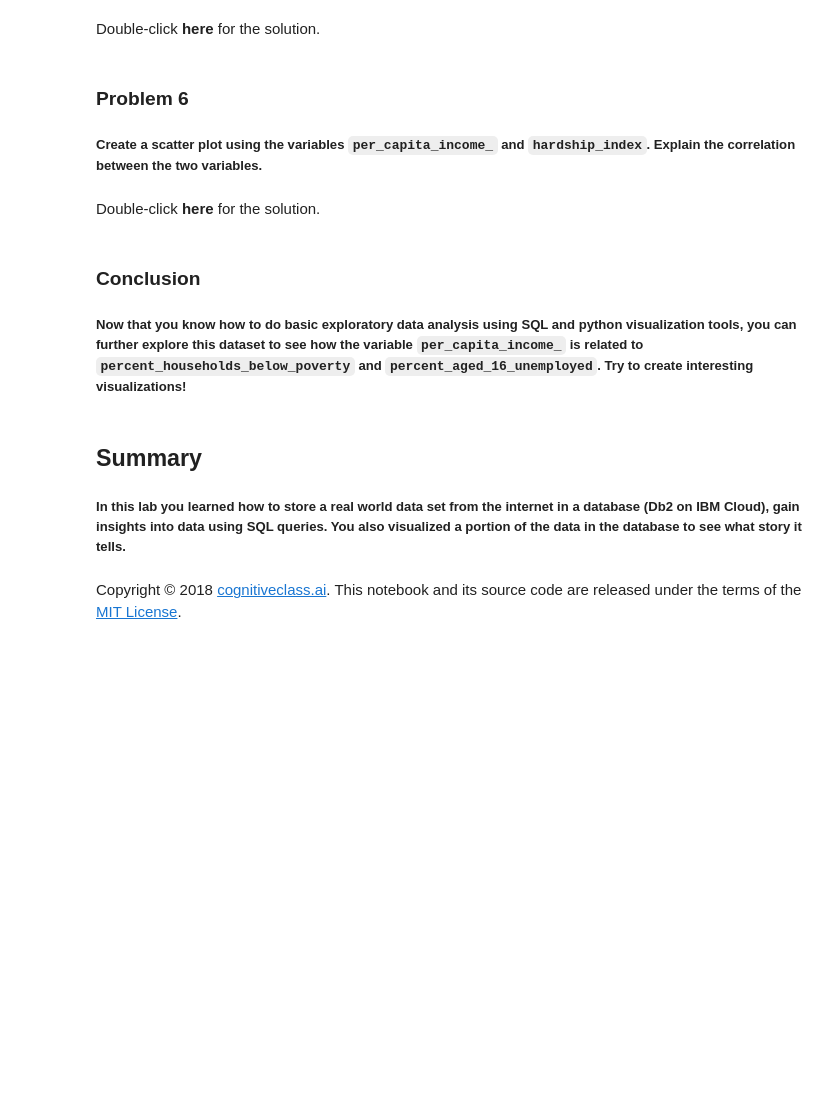
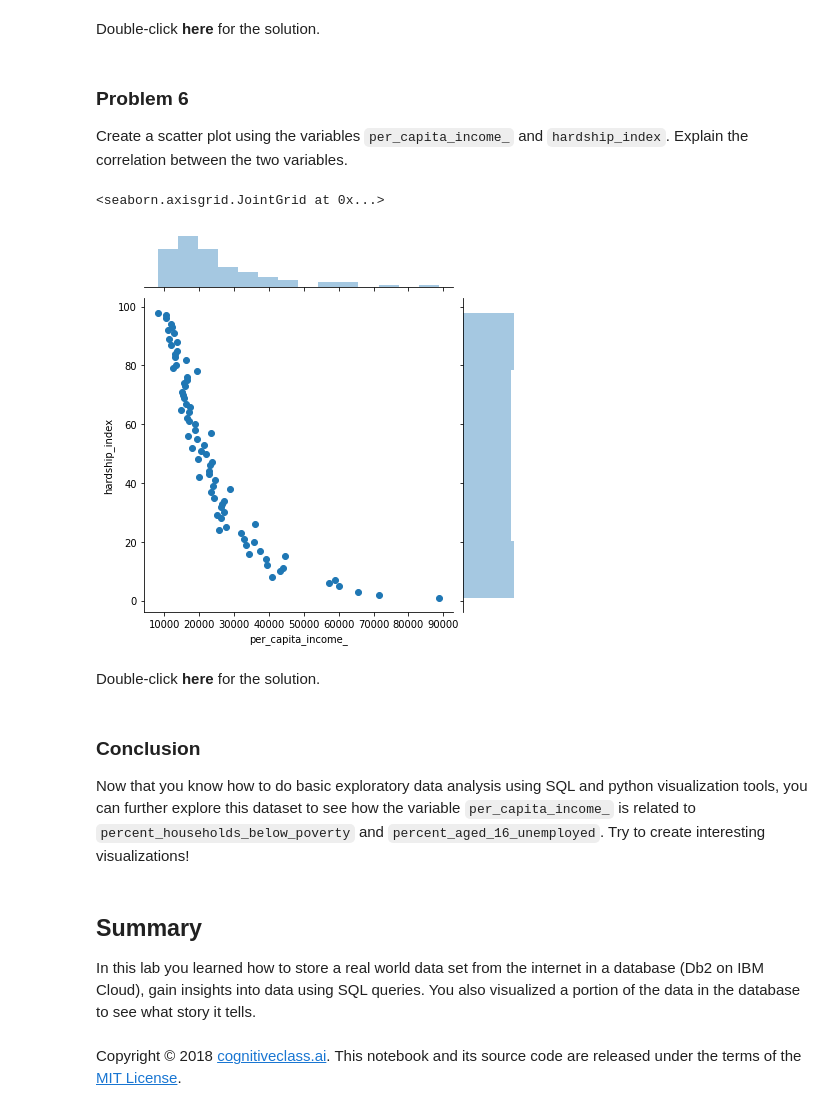
Before and after one commit to rbarrimond/coursera-data-science, a Jupyter notebook: databases-and-sql-for-data-science/DB0201EN-Week3-1-4-Analyzing-v5-py.ipynb, the cells around one changed output. Drawn from its saved outputs; the diff is of its cells as text; code cells hidden in the pictures; blank space fills up the shorter version.

Commit message:
Plots

```diff
--- a/databases-and-sql-for-data-science/DB0201EN-Week3-1-4-Analyzing-v5-py.ipynb
+++ b/databases-and-sql-for-data-science/DB0201EN-Week3-1-4-Analyzing-v5-py.ipynb
@@ -208,7 +208,17 @@ Correct answer:Lake View,Lincoln Park, Near North Side, Loop
 # %% [markdown]
 ### Problem 6
 
-##### Create a scatter plot using the variables `per_capita_income_` and `hardship_index`. Explain the correlation between the two variables.
+Create a scatter plot using the variables `per_capita_income_` and `hardship_index`. Explain the correlation between the two variables.
+# %%
+import matplotlib.pyplot as plt
+%matplotlib inline
+import seaborn as sns
+
+plot = sns.jointplot(x="per_capita_income_", y="hardship_index", data=chicago_socioeconomic_data)
+plot
+# %% [output]
+<seaborn.axisgrid.JointGrid at 0x...>
+[figure, added]
 # %% [markdown]
 Double-click __here__ for the solution.
 
@@ -228,10 +238,10 @@ Correct answer:You can see that as Per Capita Income rises as the Hardship Index
 # %% [markdown]
 ### Conclusion
 
-##### Now that you know how to do basic exploratory data analysis using SQL and python visualization tools, you can further explore this dataset to see how the variable `per_capita_income_` is related to `percent_households_below_poverty` and `percent_aged_16_unemployed`. Try to create interesting visualizations!
+Now that you know how to do basic exploratory data analysis using SQL and python visualization tools, you can further explore this dataset to see how the variable `per_capita_income_` is related to `percent_households_below_poverty` and `percent_aged_16_unemployed`. Try to create interesting visualizations!
 # %% [markdown]
 ## Summary
 
-##### In this lab you learned how to store a real world data set from the internet in a database (Db2 on IBM Cloud), gain insights into data using SQL queries. You also visualized a portion of the data in the database to see what story it tells.
+In this lab you learned how to store a real world data set from the internet in a database (Db2 on IBM Cloud), gain insights into data using SQL queries. You also visualized a portion of the data in the database to see what story it tells.
 # %% [markdown]
 Copyright &copy; 2018 [cognitiveclass.ai](cognitiveclass.ai?utm_source=bducopyrightlink&utm_medium=dswb&utm_campaign=bdu). This notebook and its source code are released under the terms of the [MIT License](https://bigdatauniversity.com/mit-license/).
```
